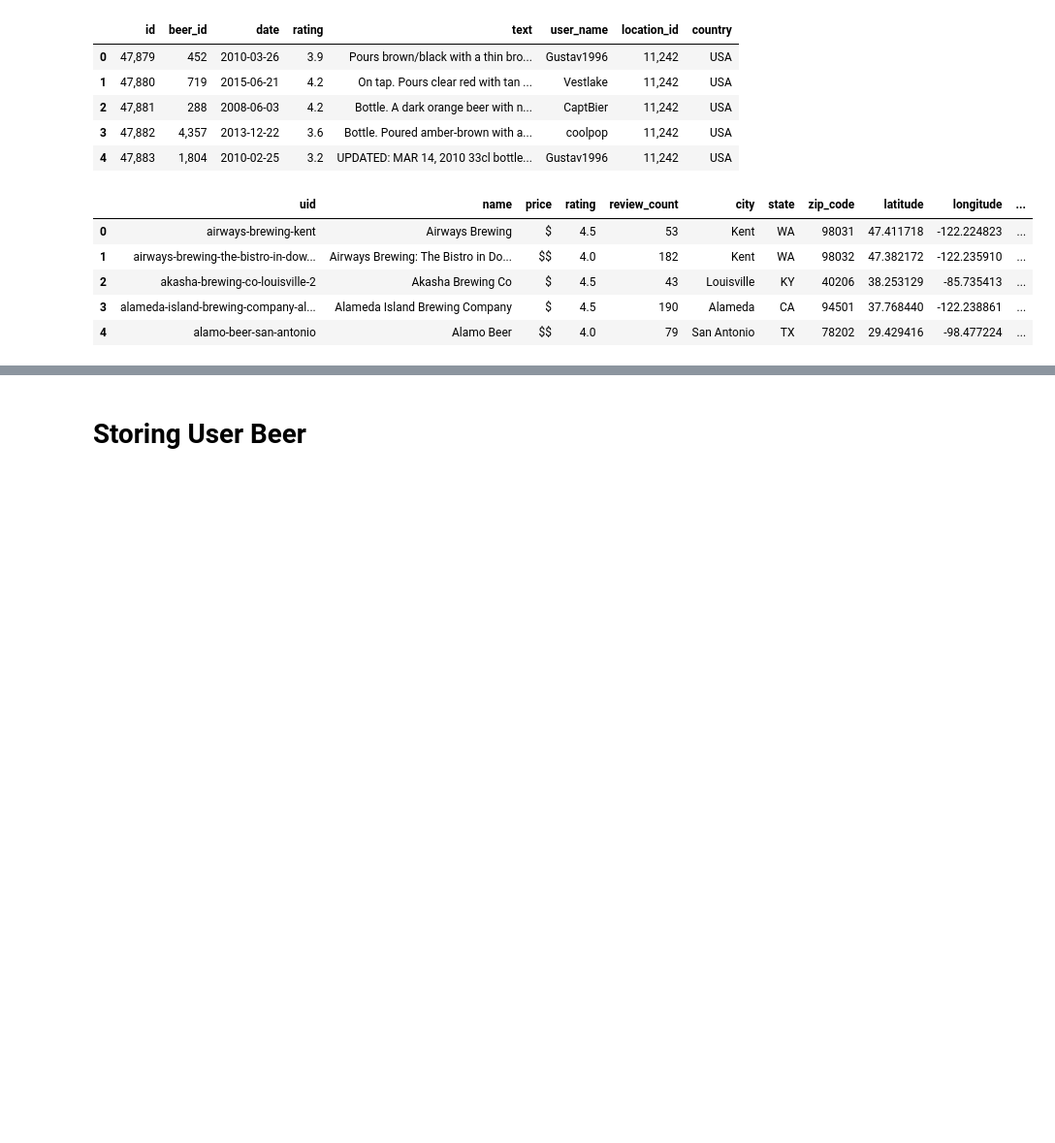
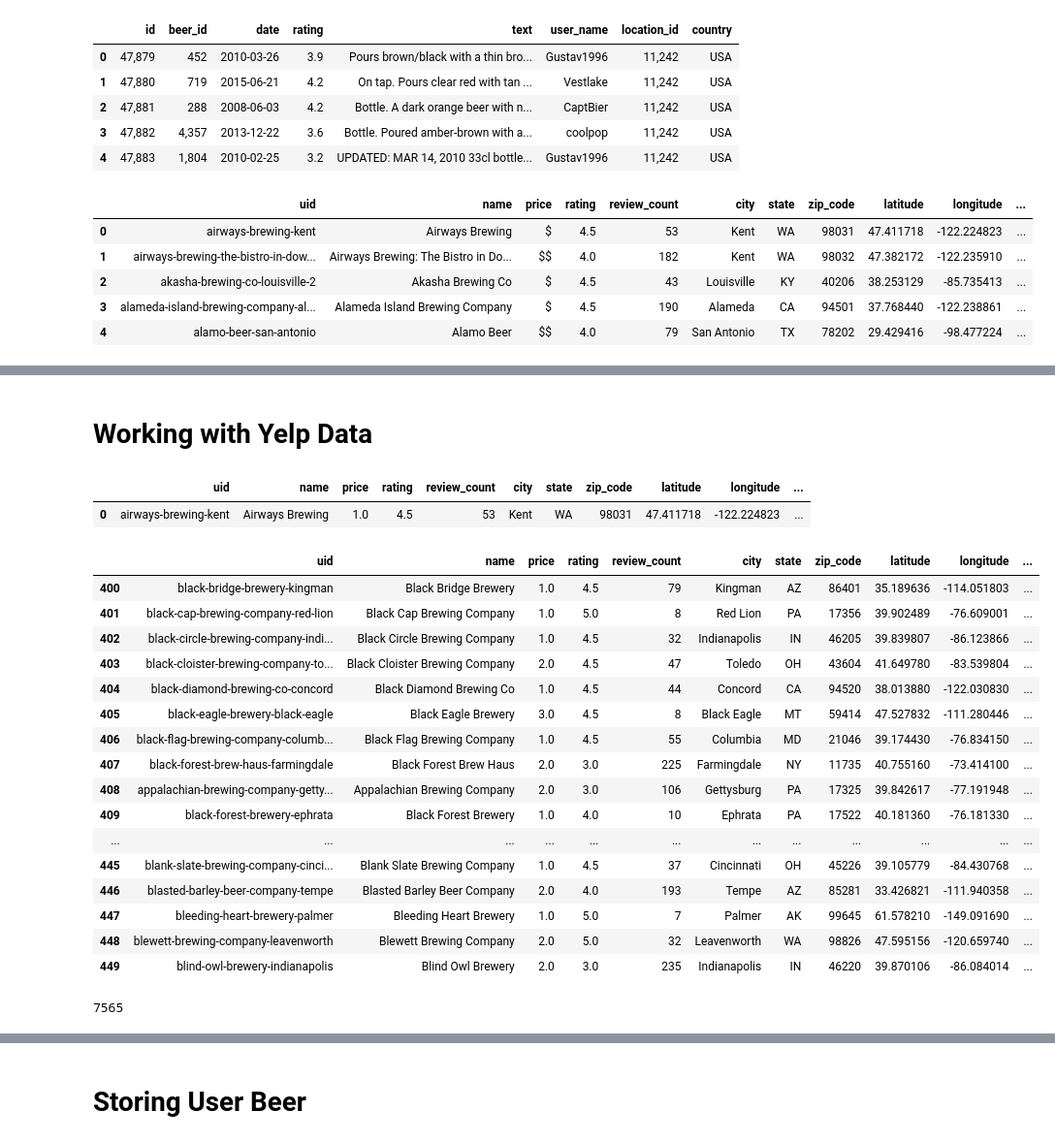
Before and after one commit to rohan-thakur1/capstone_brewing, a Jupyter notebook: Beer_Matching/Brewery Map.ipynb, the cells around one changed output, grey strips where cells are left out. Shown: that part at 97% size. Cells and saved outputs as stored; diff of their text form; code cells hidden in the pictures; blank space fills up the shorter version.

Commit message:
Updated ipynb and brewery city map

```diff
--- a/Beer_Matching/Brewery Map.ipynb
+++ b/Beer_Matching/Brewery Map.ipynb
@@ -78,0 +143,2 @@ beer_data.to_csv('./src_tables/beer_data_all_v2.csv')
+# %% [markdown]
+# Working with Yelp Data
@@ -78,0 +169,9 @@ beer_data.to_csv('./src_tables/beer_data_all_v2.csv')
+# %%
+# Converting price '$' to interval data
+yelp_data['price'] = yelp_data['price'].map({'$$$$': 4, '$$$': 3, '$$': 2, '$': 1})
+# %%
+# Replacing missing Price values with mean value for city/state
+for i in range(0, len(yelp_data)):
+    if np.isnan(yelp_data['price'].iloc[i]):
+        yelp_data['price'].iloc[i] = np.nanmean(yelp_data['price'].loc[(yelp_data['city'] == yelp_data['city'].iloc[i])
+                                                                      & (yelp_data['state'] == yelp_data['state'].iloc[i])])
@@ -78,0 +181,49 @@ beer_data.to_csv('./src_tables/beer_data_all_v2.csv')
+# %%
+# Since they are likely in small cities, replace remaining NaNs with 1
+yelp_data['price'] = yelp_data['price'].fillna(1)
+# %%
+# columns for count of beers by brewery for each style
+yelp_data['other'] = [0]*len(yelp_data)
+yelp_data['sour'] = [0]*len(yelp_data)
+yelp_data['wheat'] = [0]*len(yelp_data)
+yelp_data['saison'] = [0]*len(yelp_data)
+yelp_data['pale'] = [0]*len(yelp_data)
+yelp_data['ipa'] = [0]*len(yelp_data)
+yelp_data['strong'] = [0]*len(yelp_data)
+yelp_data['brown'] = [0]*len(yelp_data)
+yelp_data['porter'] = [0]*len(yelp_data)
+yelp_data['stout'] = [0]*len(yelp_data)
+yelp_data['bock'] = [0]*len(yelp_data)
+yelp_data['lager'] = [0]*len(yelp_data)
+yelp_data['sake'] = [0]*len(yelp_data)
+
+# columns for count of beers by brewery for each ABV strength
+yelp_data
+# %% [output]
+|  | uid | name | price | rating | review_count | city | state | zip_code | latitude | longitude | ... |
+| 0 | airways-brewing-kent | Airways Brewing | 1.0 | 4.5 | 53 | Kent | WA | 98031 | 47.411718 | -122.224823 | ... |
+# %%
+yelp_data[400:450]
+# %% [output]
+|  | uid | name | price | rating | review_count | city | state | zip_code | latitude | longitude | ... |
+| 400 | black-bridge-brewery-kingman | Black Bridge Brewery | 1.0 | 4.5 | 79 | Kingman | AZ | 86401 | 35.189636 | -114.051803 | ... |
+| 401 | black-cap-brewing-company-red-lion | Black Cap Brewing Company | 1.0 | 5.0 | 8 | Red Lion | PA | 17356 | 39.902489 | -76.609001 | ... |
+| 402 | black-circle-brewing-company-indi... | Black Circle Brewing Company | 1.0 | 4.5 | 32 | Indianapolis | IN | 46205 | 39.839807 | -86.123866 | ... |
+| 403 | black-cloister-brewing-company-to... | Black Cloister Brewing Company | 2.0 | 4.5 | 47 | Toledo | OH | 43604 | 41.649780 | -83.539804 | ... |
+| 404 | black-diamond-brewing-co-concord | Black Diamond Brewing Co | 1.0 | 4.5 | 44 | Concord | CA | 94520 | 38.013880 | -122.030830 | ... |
+| 405 | black-eagle-brewery-black-eagle | Black Eagle Brewery | 3.0 | 4.5 | 8 | Black Eagle | MT | 59414 | 47.527832 | -111.280446 | ... |
+| 406 | black-flag-brewing-company-columb... | Black Flag Brewing Company | 1.0 | 4.5 | 55 | Columbia | MD | 21046 | 39.174430 | -76.834150 | ... |
+| 407 | black-forest-brew-haus-farmingdale | Black Forest Brew Haus | 2.0 | 3.0 | 225 | Farmingdale | NY | 11735 | 40.755160 | -73.414100 | ... |
+| 408 | appalachian-brewing-company-getty... | Appalachian Brewing Company | 2.0 | 3.0 | 106 | Gettysburg | PA | 17325 | 39.842617 | -77.191948 | ... |
+| 409 | black-forest-brewery-ephrata | Black Forest Brewery | 1.0 | 4.0 | 10 | Ephrata | PA | 17522 | 40.181360 | -76.181330 | ... |
+| ... | ... | ... | ... | ... | ... | ... | ... | ... | ... | ... | ... |
+| 445 | blank-slate-brewing-company-cinci... | Blank Slate Brewing Company | 1.0 | 4.5 | 37 | Cincinnati | OH | 45226 | 39.105779 | -84.430768 | ... |
+| 446 | blasted-barley-beer-company-tempe | Blasted Barley Beer Company | 2.0 | 4.0 | 193 | Tempe | AZ | 85281 | 33.426821 | -111.940358 | ... |
+| 447 | bleeding-heart-brewery-palmer | Bleeding Heart Brewery | 1.0 | 5.0 | 7 | Palmer | AK | 99645 | 61.578210 | -149.091690 | ... |
+| 448 | blewett-brewing-company-leavenworth | Blewett Brewing Company | 2.0 | 5.0 | 32 | Leavenworth | WA | 98826 | 47.595156 | -120.659740 | ... |
+| 449 | blind-owl-brewery-indianapolis | Blind Owl Brewery | 2.0 | 3.0 | 235 | Indianapolis | IN | 46220 | 39.870106 | -86.084014 | ... |
+# %%
+# consider filtering for yelp breweries with at least 10 or 15 reviews
+len(yelp_data.loc[yelp_data['review_count'] >= 15])
+# %% [output]
+7565
```
Also changed, not shown: parts of 38 cells of this notebook, 1 other file.
